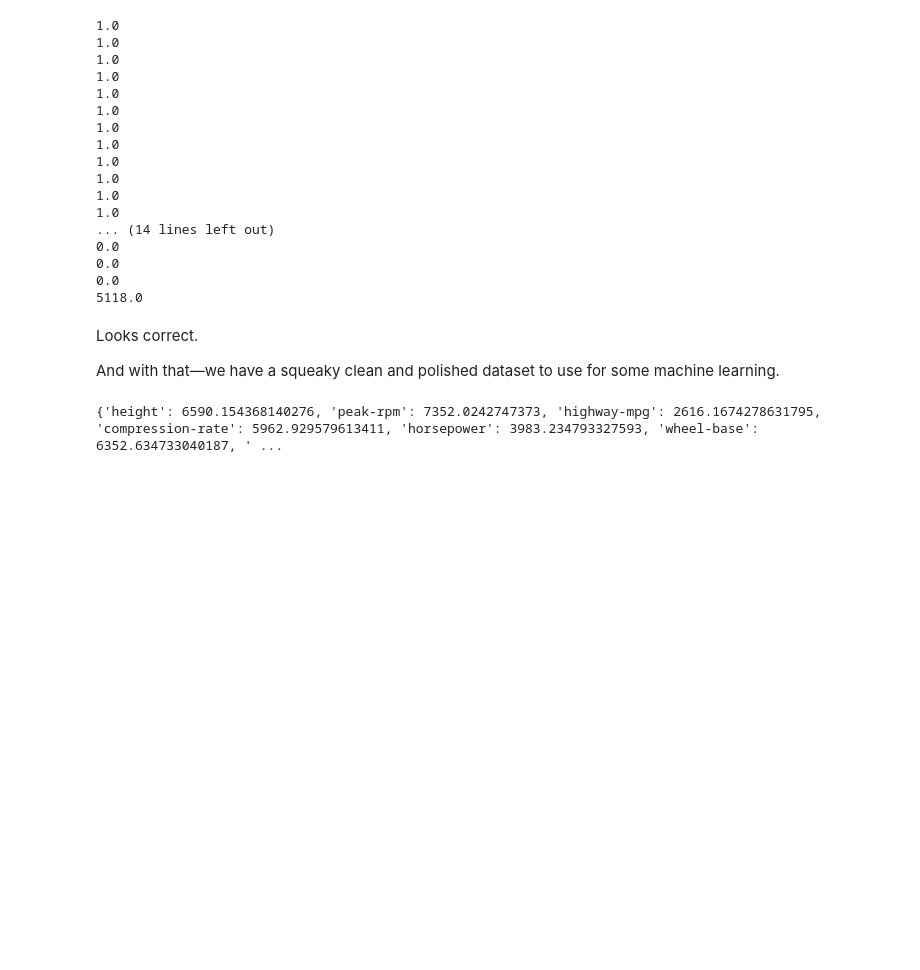
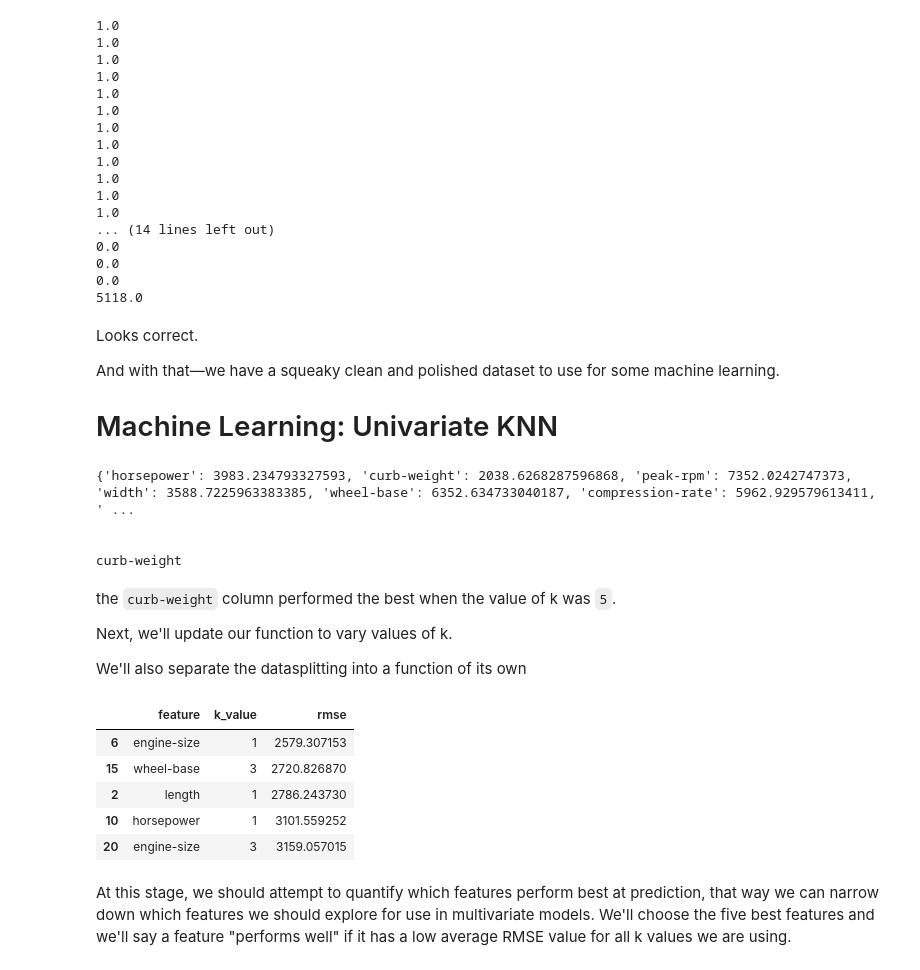
Before and after one commit to JamesDWilkinson/Predicting-Car-Prices, a Jupyter notebook: Basics.ipynb, the cells around one changed output. Cells and saved outputs as stored; diff of their text form; code cells hidden in the pictures; blank space fills up the shorter version.

```diff
--- a/Basics.ipynb
+++ b/Basics.ipynb
@@ -266,6 +266,8 @@ for column in cars_numeric.columns:
 Looks correct.
 
 And with that—we have a squeaky clean and polished dataset to use for some machine learning.
+
+# Machine Learning: Univariate KNN
 # %%
 from sklearn.neighbors import KNeighborsRegressor
 from sklearn.metrics import mean_squared_error
@@ -273,8 +275,8 @@ from sklearn.metrics import mean_squared_error
 def knn_train_test(df, feature, target):
     # Split data into training and test data
     length = df.shape[0]
-    df_train = df[:(length*3) // 4]
-    df_test = df[(length*3) // 4:]
+    df_train = df.iloc[:(length*3) // 4]
+    df_test = df.iloc[(length*3) // 4:]
     # Train and Predict
     knn = KNeighborsRegressor(n_neighbors=5)
     knn.fit(df_train[feature], df_train[target])
@@ -294,6 +296,75 @@ target = 'price'
 
 k5_univariate_rmse = {feature: knn_train_test(cars_numeric, [feature], target) for feature in features}
 print(k5_univariate_rmse)
-#f'{min(k5_univariate_rmse, key=k5_univariate_rmse.get)} has the lowest RMSE'
+print('\n')
+# Minimum RMSE row that performed best for the default k value:
+print(min(k5_univariate_rmse, key=k5_univariate_rmse.get))
 # %% [output]
-{'height': 6590.154368140276, 'peak-rpm': 7352.0242747373, 'highway-mpg': 2616.1674278631795, 'compression-rate': 5962.929579613411, 'horsepower': 3983.234793327593, 'wheel-base': 6352.634733040187, ' ...
+{'horsepower': 3983.234793327593, 'curb-weight': 2038.6268287596868, 'peak-rpm': 7352.0242747373, 'width': 3588.7225963383385, 'wheel-base': 6352.634733040187, 'compression-rate': 5962.929579613411, ' ...
+
+
+curb-weight
+# %% [markdown]
+the `curb-weight` column performed the best when the value of k was `5`.
+
+Next, we'll update our function to vary values of k.
+
+We'll also separate the datasplitting into a function of its own
+# %%
+def data_split(df):
+    # Set seed so that the row shuffling is consistent
+    np.random.seed(1)
+    # Randomize indices
+    shuffled_index = np.random.permutation(df.index)
+    df_rand = df.reindex(shuffled_index)
+    # Split rows 75% 25%
+    length = df.shape[0]
+    df_train = df_rand.iloc[:(length*3) // 4]
+    df_test = df_rand.iloc[(length*3) // 4:]
+    return (df_train, df_test)
+
+def knn_train_test(df, k, feature, target):
+    # Split data into training and test data
+    df_train = data_split(df)[0]
+    df_test = data_split(df)[1]
+    # Train and Predict
+    knn = KNeighborsRegressor(n_neighbors=k)
+    knn.fit(df_train[feature], df_train[target])
+    prediction = knn.predict(df_test[feature])
+    # Calculate RMSE
+    mse = mean_squared_error(df_test[target], prediction)
+    rmse = mse ** (1/2)
+    return rmse
+
+k_values = range(1, 10, 2)
+
+# We want to list all possible combinations
+# of k values and features to use.
+# Since our model is univariate, we only
+# need combinations that are length 2
+from itertools import product
+
+k_feature_product = tuple(product(k_values, features))
+
+rmse_evaluated = pd.DataFrame(
+    data={
+        'k_value': [k for k, feature in k_feature_product],
+        'feature': [feature for k, feature in k_feature_product],
+        'rmse': [
+            knn_train_test(
+            cars_numeric, k, [feature], target
+            ) for k, feature in k_feature_product
+        ]
+    }
+)
+
+rmse_evaluated.sort_values('rmse').head()
+# %% [output]
+|  | feature | k_value | rmse |
+| 6 | engine-size | 1 | 2579.307153 |
+| 15 | wheel-base | 3 | 2720.826870 |
+| 2 | length | 1 | 2786.243730 |
+| 10 | horsepower | 1 | 3101.559252 |
+| 20 | engine-size | 3 | 3159.057015 |
+# %% [markdown]
+At this stage, we should attempt to quantify which features perform best at prediction, that way we can narrow down which features we should explore for use in multivariate models. We'll choose the five best features and we'll say a feature "performs well" if it has a low average RMSE value for all k values we are using.
```
Also changed, not shown: parts of 12 cells of this notebook.
